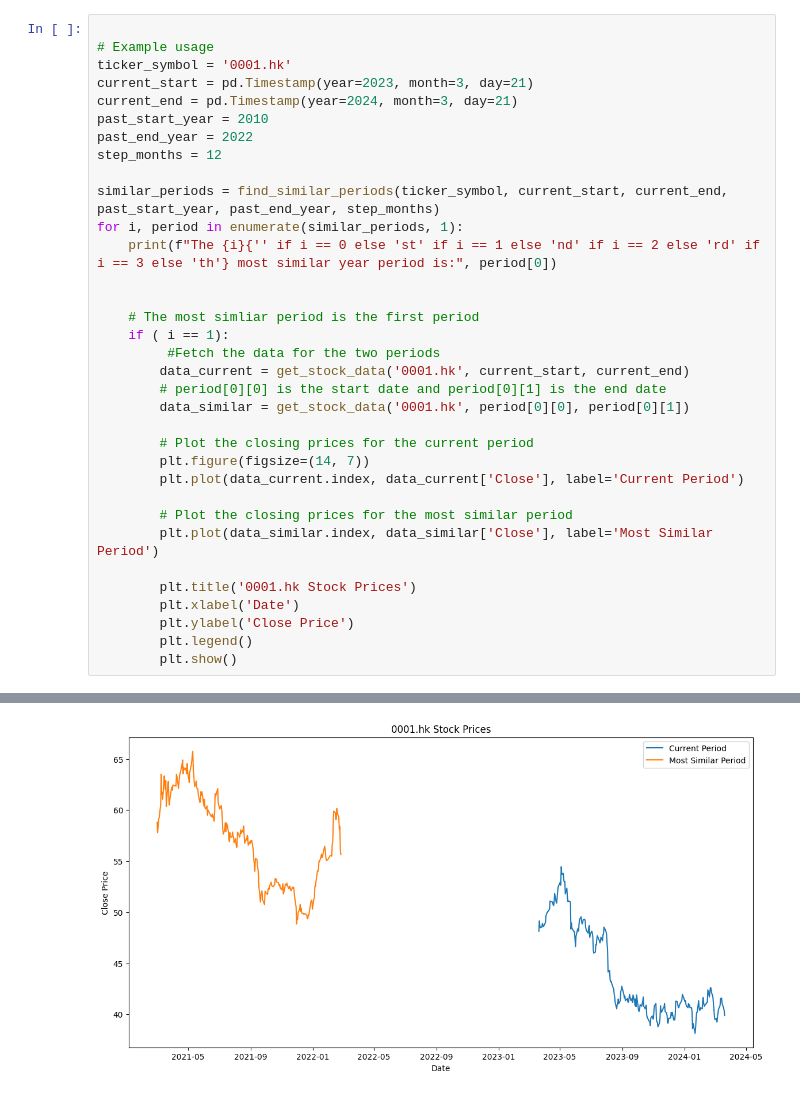
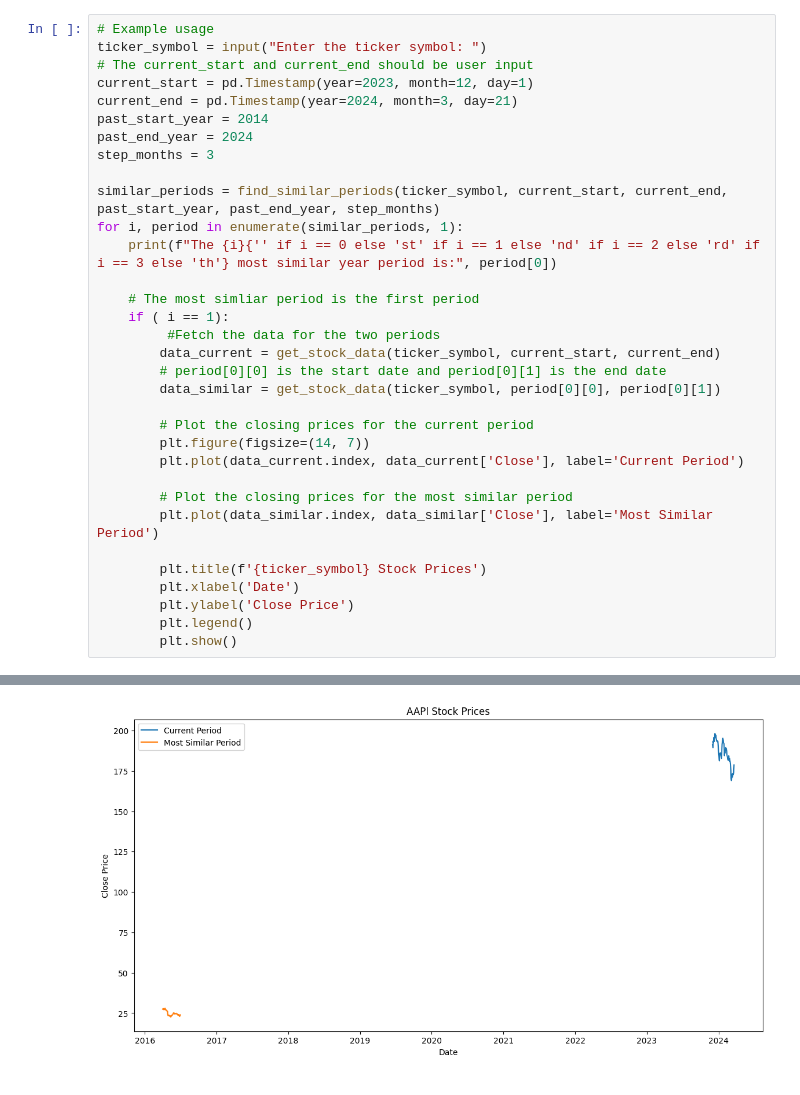
Before and after one commit to EddyChan1129/fyptest, a Jupyter notebook: test.ipynb, the cells around one changed output, grey strips where cells are left out. Cells and saved outputs as stored; diff of their text form.

```diff
--- a/test.ipynb
+++ b/test.ipynb
@@ -73,25 +91,24 @@ def predict_prices(data, sma_short_window, sma_long_window):
     return predicted_prices
 # %%
-
 # Example usage
-ticker_symbol = '0001.hk'
-current_start = pd.Timestamp(year=2023, month=3, day=21)
+ticker_symbol = input("Enter the ticker symbol: ")
+# The current_start and current_end should be user input
+current_start = pd.Timestamp(year=2023, month=12, day=1)
 current_end = pd.Timestamp(year=2024, month=3, day=21)
-past_start_year = 2010
-past_end_year = 2022
-step_months = 12
+past_start_year = 2014
+past_end_year = 2024
+step_months = 3
 
 similar_periods = find_similar_periods(ticker_symbol, current_start, current_end, past_start_year, past_end_year, step_months)
 for i, period in enumerate(similar_periods, 1):
     print(f"The {i}{'' if i == 0 else 'st' if i == 1 else 'nd' if i == 2 else 'rd' if i == 3 else 'th'} most similar year period is:", period[0])
 
-
     # The most simliar period is the first period
     if ( i == 1):
          #Fetch the data for the two periods
-        data_current = get_stock_data('0001.hk', current_start, current_end)
+        data_current = get_stock_data(ticker_symbol, current_start, current_end)
         # period[0][0] is the start date and period[0][1] is the end date
-        data_similar = get_stock_data('0001.hk', period[0][0], period[0][1])
+        data_similar = get_stock_data(ticker_symbol, period[0][0], period[0][1])
 
         # Plot the closing prices for the current period
         plt.figure(figsize=(14, 7))
@@ -100,7 +117,7 @@ for i, period in enumerate(similar_periods, 1):
         # Plot the closing prices for the most similar period
         plt.plot(data_similar.index, data_similar['Close'], label='Most Similar Period')
 
-        plt.title('0001.hk Stock Prices')
+        plt.title(f'{ticker_symbol} Stock Prices')
         plt.xlabel('Date')
         plt.ylabel('Close Price')
         plt.legend()
@@ -126 +144 @@ The 1st most similar year period is: (Timestamp('2021-03-01 00:00:00'), Timestam
-[figure, old version]
+[figure, new version]
```
Also changed, not shown: parts of 4 cells of this notebook, 1 other file.
